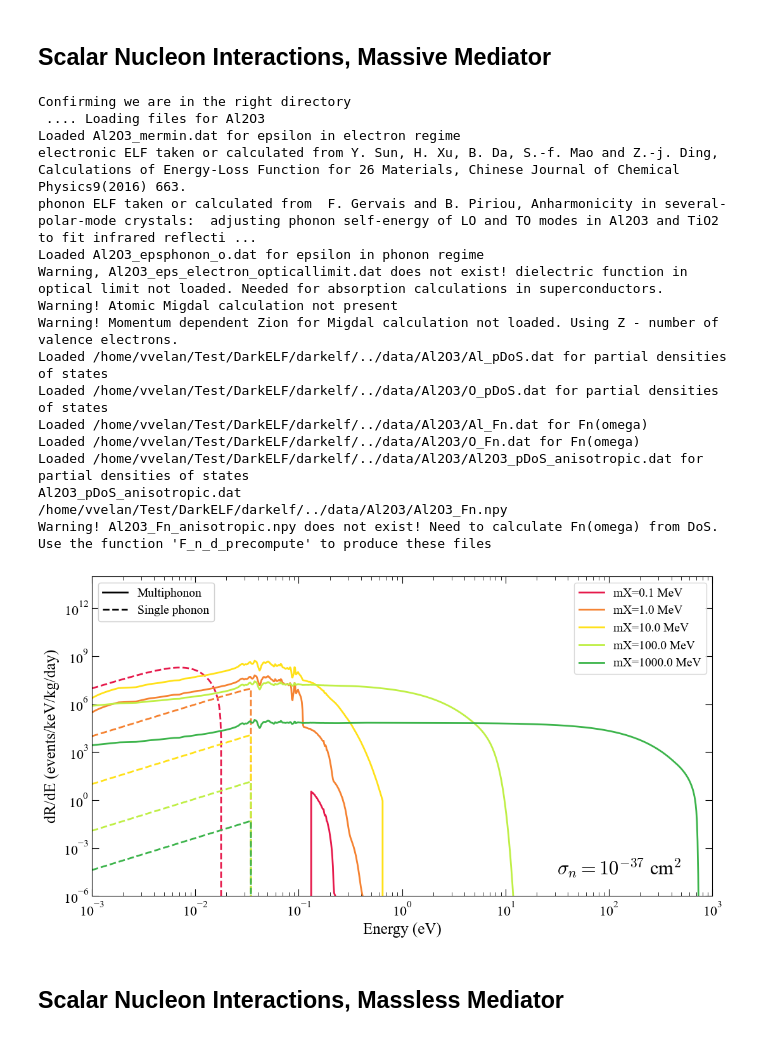
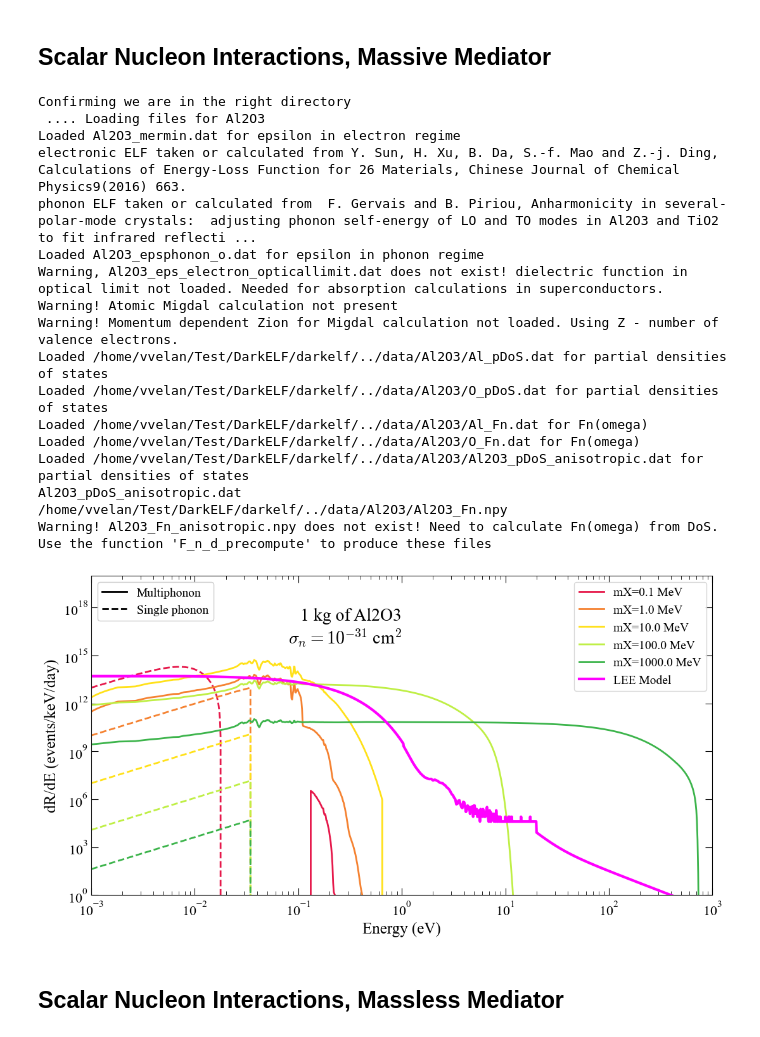
Before and after one commit to spice-herald/DarkLim, a Jupyter notebook: examples/all_elf_models.ipynb, the cells around one changed output. Saved outputs shown, nothing was run; the diff lists cells and outputs as text; code cells hidden in the pictures.

```diff
--- a/examples/all_elf_models.ipynb
+++ b/examples/all_elf_models.ipynb
@@ -46,7 +46,7 @@ E_eV_arr = E_keV_arr * 1e3
 sapphire = darkelf(target='Al2O3', filename="Al2O3_mermin.dat", phonon_filename='Al2O3_epsphonon_o.dat')
 
 mX_arr = [100e3, 1e6, 10e6, 100e6, 1e9] # DM masses in eV
-sigman = 1e-37 # DM-nucleon cross section in cm^2
+sigman = 1e-31 # DM-nucleon cross section in cm^2
 
 handles_curves = []
 for i, (mX, color) in enumerate(zip(mX_arr, colors)):
@@ -64,6 +64,11 @@ for i, (mX, color) in enumerate(zip(mX_arr, colors)):
 
     ax.plot(E_eV_arr, dRdE_arr, '--', lw=2, color=color)
 
+lee_input_file = 'Run57_LEE_templates/combined_spectra_shared57_CRESST_extrap.txt'
+E_keV_arr, dRdE_arr, _ = np.loadtxt(lee_input_file, unpack=True)
+l, = ax.plot(E_keV_arr * 1e3, dRdE_arr, '-', lw=3, color='magenta', label='LEE Model')
+handles_curves.append(l)
+
 handles_info = []
 l, = ax.plot([], [], '-', lw=2, color='k', label='Multiphonon')
 handles_info.append(l)
@@ -73,39 +78,40 @@ handles_info.append(l)
 ax.set_xscale('log')
 ax.set_yscale('log')
 ax.set_xlabel('Energy (eV)')
-ax.set_ylabel('dR/dE (events/keV/kg/day)')
-ax.set_ylim([1e-6, 1e14])
+ax.set_ylabel('dR/dE (events/keV/day)')
+ax.set_ylim([1e0, 1e20])
 ax.set_xlim([1e-3, 1e3])
 
-ax.text(0.95, 0.05, r'$\sigma_n = 10^{-37}$ cm$^2$', transform=ax.transAxes, fontsize=22, ha='right', va='bottom')
+ax.text(0.5, 0.90, r'1 kg of Al2O3', transform=ax.transAxes, fontsize=20, ha='right', va='top')
+ax.text(0.5, 0.84, r'$\sigma_n = 10^{-31}$ cm$^2$', transform=ax.transAxes, fontsize=20, ha='right', va='top')
 
 leg1 = ax.legend(handles=handles_curves, loc='upper right', fontsize=14, frameon=True)
 ax.add_artist(leg1)
 leg2 = ax.legend(handles=handles_info, loc='upper left', fontsize=14, frameon=True)
 ax.add_artist(leg2)
 
 
 fig.tight_layout()
 fig.show()
 # %% [output]
 Confirming we are in the right directory
  .... Loading files for Al2O3
 Loaded Al2O3_mermin.dat for epsilon in electron regime
 electronic ELF taken or calculated from Y. Sun, H. Xu, B. Da, S.-f. Mao and Z.-j. Ding, Calculations of Energy-Loss Function for 26 Materials, Chinese Journal of Chemical Physics9(2016) 663.
 phonon ELF taken or calculated from  F. Gervais and B. Piriou, Anharmonicity in several-polar-mode crystals:  adjusting phonon self-energy of LO and TO modes in Al2O3 and TiO2 to fit infrared reflecti ...
 Loaded Al2O3_epsphonon_o.dat for epsilon in phonon regime
 Warning, Al2O3_eps_electron_opticallimit.dat does not exist! dielectric function in optical limit not loaded. Needed for absorption calculations in superconductors.
 Warning! Atomic Migdal calculation not present
 Warning! Momentum dependent Zion for Migdal calculation not loaded. Using Z - number of valence electrons.
 Loaded /home/vvelan/Test/DarkELF/darkelf/../data/Al2O3/Al_pDoS.dat for partial densities of states
 Loaded /home/vvelan/Test/DarkELF/darkelf/../data/Al2O3/O_pDoS.dat for partial densities of states
 Loaded /home/vvelan/Test/DarkELF/darkelf/../data/Al2O3/Al_Fn.dat for Fn(omega)
 Loaded /home/vvelan/Test/DarkELF/darkelf/../data/Al2O3/O_Fn.dat for Fn(omega)
 Loaded /home/vvelan/Test/DarkELF/darkelf/../data/Al2O3/Al2O3_pDoS_anisotropic.dat for partial densities of states
 Al2O3_pDoS_anisotropic.dat
 /home/vvelan/Test/DarkELF/darkelf/../data/Al2O3/Al2O3_Fn.npy
 Warning! Al2O3_Fn_anisotropic.npy does not exist! Need to calculate Fn(omega) from DoS. Use the function 'F_n_d_precompute' to produce these files
-[figure, old version]
+[figure, new version]
 # %% [markdown]
 ## Scalar Nucleon Interactions, Massless Mediator
 # %%
```
Also changed, not shown: parts of 1 cell of this notebook.
